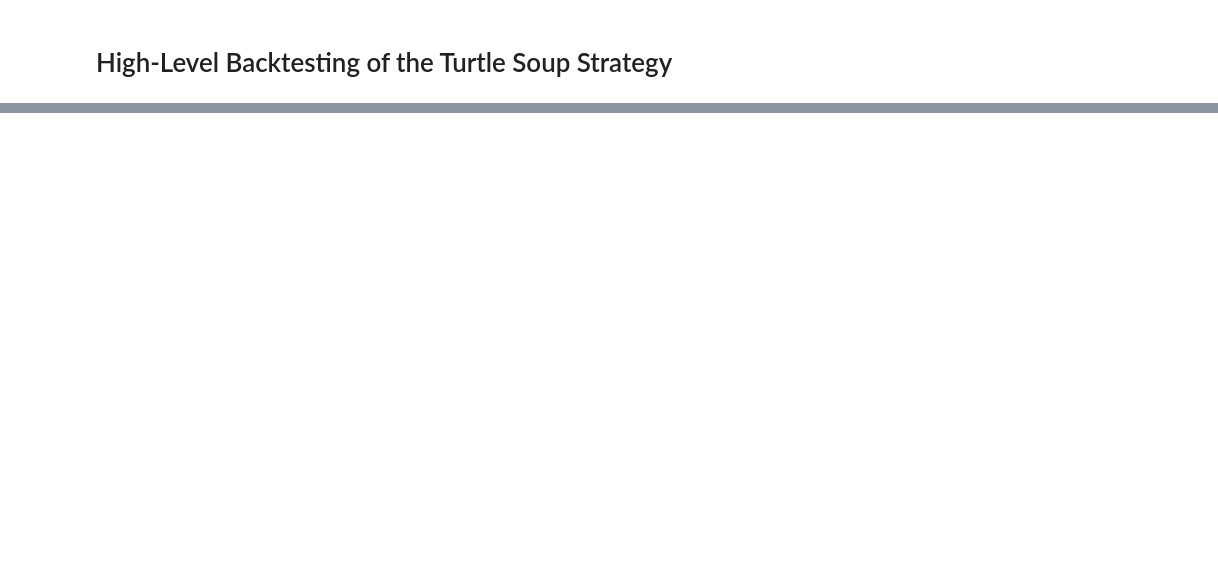
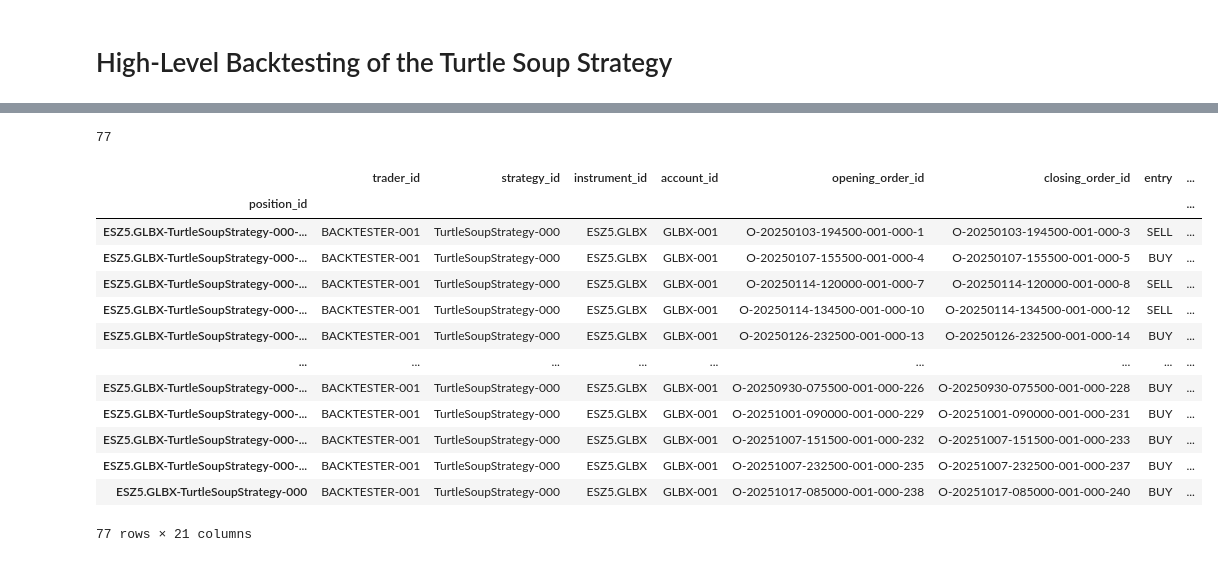
Before and after one commit to islero/ICT-NT, a Jupyter notebook: notebooks/turtle_soup_strategy_backtest.ipynb, the cells around one changed output, grey strips where cells are left out. Drawn from its saved outputs; the diff is of its cells as text; code cells hidden in the pictures; blank space fills up the shorter version.

```diff
--- a/notebooks/turtle_soup_strategy_backtest.ipynb
+++ b/notebooks/turtle_soup_strategy_backtest.ipynb
@@ -25,8 +24,8 @@ sys.path.append(str(Path.cwd().parent))
 
 catalog = ParquetDataCatalog("../catalog")
 
-start_ns = dt_to_unix_nanos(pd.Timestamp("2025-07-09"))
-#start_ns = dt_to_unix_nanos(pd.Timestamp("2025-01-01"))
+#start_ns = dt_to_unix_nanos(pd.Timestamp("2025-07-09"))
+start_ns = dt_to_unix_nanos(pd.Timestamp("2025-01-01"))
 end_ns = dt_to_unix_nanos(pd.Timestamp("2025-10-22"))
 
 instrument = TestInstrumentProvider.es_future(2025, 12)
@@ -94,9 +93,9 @@ engine = BacktestEngineConfig(
                 "liquidity_pool_reuse_bar_type": BarType.from_str(f"{instrument_id}-1-HOUR-LAST-INTERNAL@1-MINUTE-EXTERNAL"),
                 "liquidity_pool_uses_count": 1,
 
-                "money_management_type": MoneyManagementType.FIXED_LOT,
+                "money_management_type": MoneyManagementType.FIXED_RISK_PERCENT,
                 "fixed_lot": 10,
-                "fixed_risk_percent": 0.5,
+                "fixed_risk_percent": 1,
 
                 "instrument_id": instrument_id,
                 "base_bar_type": base_bar_type,
@@ -130,10 +188,31 @@ backtest_engine: BacktestEngine = node.get_engine(config.id)
 positions = backtest_engine.trader.generate_positions_report()
 # %%
 len(positions)
+# %% [output]
+77
 # %%
-pd.set_option("display.max_rows", 200)   # show all rows
+pd.set_option("display.max_rows", 20)   # show all rows
 pd.set_option("display.max_columns", None)  # show all cols
+
+# Reduce font size for DataFrame display
+from IPython.display import display, HTML
+display(HTML("<style>.dataframe { font-size: 12px; }</style>"))
 positions
+# %% [output]
+|  | trader_id | strategy_id | instrument_id | account_id | opening_order_id | closing_order_id | entry | ... |
+| position_id |  |  |  |  |  |  |  | ... |
+| ESZ5.GLBX-TurtleSoupStrategy-000-... | BACKTESTER-001 | TurtleSoupStrategy-000 | ESZ5.GLBX | GLBX-001 | O-20250103-194500-001-000-1 | O-20250103-194500-001-000-3 | SELL | ... |
+| ESZ5.GLBX-TurtleSoupStrategy-000-... | BACKTESTER-001 | TurtleSoupStrategy-000 | ESZ5.GLBX | GLBX-001 | O-20250107-155500-001-000-4 | O-20250107-155500-001-000-5 | BUY | ... |
+| ESZ5.GLBX-TurtleSoupStrategy-000-... | BACKTESTER-001 | TurtleSoupStrategy-000 | ESZ5.GLBX | GLBX-001 | O-20250114-120000-001-000-7 | O-20250114-120000-001-000-8 | SELL | ... |
+| ESZ5.GLBX-TurtleSoupStrategy-000-... | BACKTESTER-001 | TurtleSoupStrategy-000 | ESZ5.GLBX | GLBX-001 | O-20250114-134500-001-000-10 | O-20250114-134500-001-000-12 | SELL | ... |
+| ESZ5.GLBX-TurtleSoupStrategy-000-... | BACKTESTER-001 | TurtleSoupStrategy-000 | ESZ5.GLBX | GLBX-001 | O-20250126-232500-001-000-13 | O-20250126-232500-001-000-14 | BUY | ... |
+| ... | ... | ... | ... | ... | ... | ... | ... | ... |
+| ESZ5.GLBX-TurtleSoupStrategy-000-... | BACKTESTER-001 | TurtleSoupStrategy-000 | ESZ5.GLBX | GLBX-001 | O-20250930-075500-001-000-226 | O-20250930-075500-001-000-228 | BUY | ... |
+| ESZ5.GLBX-TurtleSoupStrategy-000-... | BACKTESTER-001 | TurtleSoupStrategy-000 | ESZ5.GLBX | GLBX-001 | O-20251001-090000-001-000-229 | O-20251001-090000-001-000-231 | BUY | ... |
+| ESZ5.GLBX-TurtleSoupStrategy-000-... | BACKTESTER-001 | TurtleSoupStrategy-000 | ESZ5.GLBX | GLBX-001 | O-20251007-151500-001-000-232 | O-20251007-151500-001-000-233 | BUY | ... |
+| ESZ5.GLBX-TurtleSoupStrategy-000-... | BACKTESTER-001 | TurtleSoupStrategy-000 | ESZ5.GLBX | GLBX-001 | O-20251007-232500-001-000-235 | O-20251007-232500-001-000-237 | BUY | ... |
+| ESZ5.GLBX-TurtleSoupStrategy-000 | BACKTESTER-001 | TurtleSoupStrategy-000 | ESZ5.GLBX | GLBX-001 | O-20251017-085000-001-000-238 | O-20251017-085000-001-000-240 | BUY | ... |
+77 rows × 21 columns
 # %%
 # Access portfolio analyzer
 portfolio = backtest_engine.portfolio
```
Also changed, not shown: parts of 4 cells of this notebook, 2 other files.
